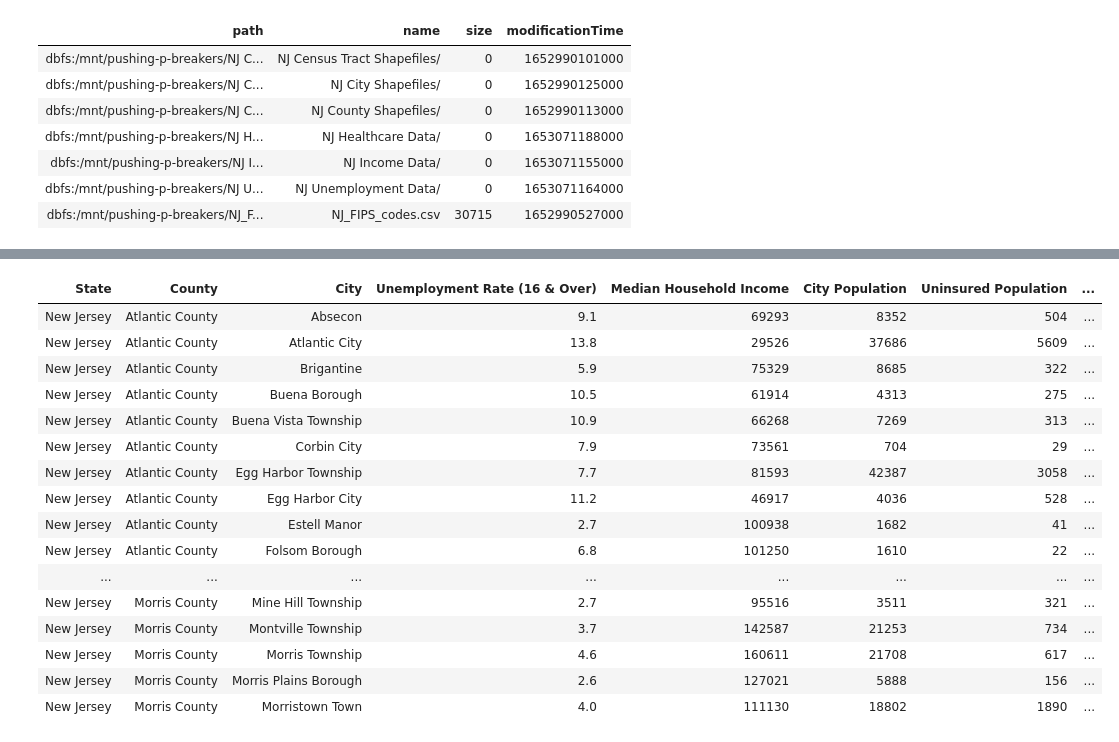
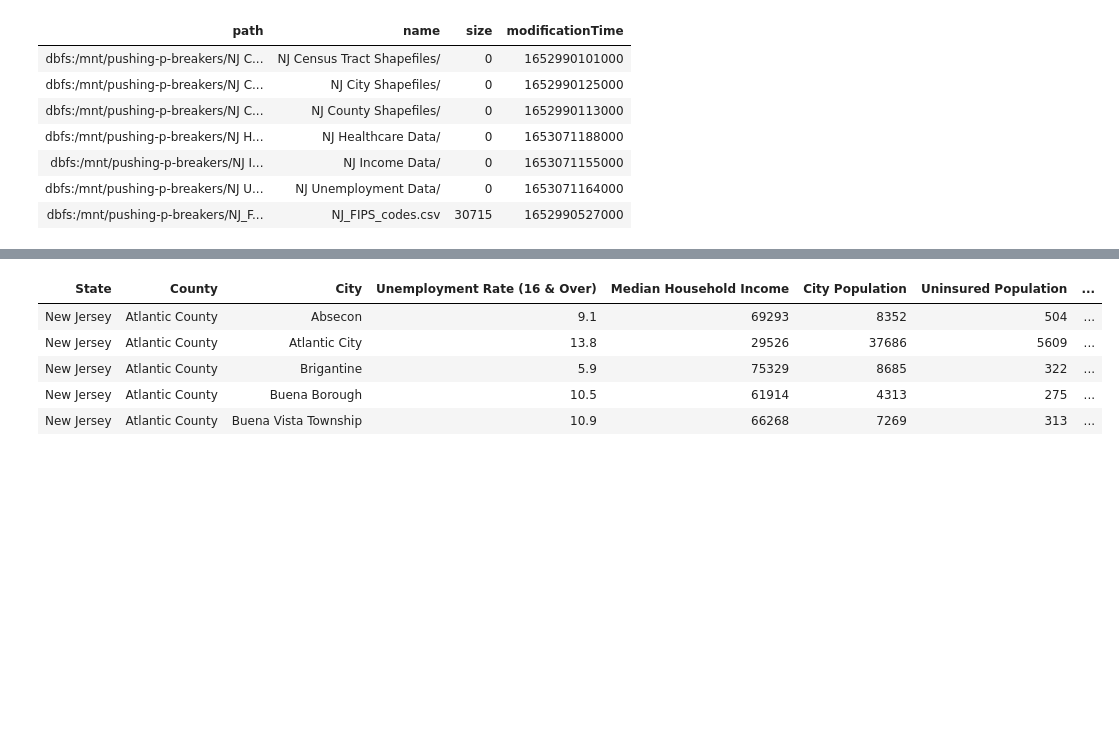
Before and after one commit to Myself1214/Pushing-P-Breakers, a Jupyter notebook: Code/Capstone_Project_ETL.ipynb, the cells around one changed output, grey strips where cells are left out. Cells and saved outputs as stored; diff of their text form; code cells hidden in the pictures; blank space fills up the shorter version.

```diff
--- a/Code/Capstone_Project_ETL.ipynb
+++ b/Code/Capstone_Project_ETL.ipynb
@@ -462,28 +395,17 @@ Showing the first 1000 rows.
 # %%
 # Create City_info Dataframe by merging based on State, County, and City Columns
 
 merge1 = Unemployment_cities.join(Income_cities, ['State', 'County', 'City'], 'inner')
 City_info = merge1.join(Uninsured_cities, ['State', 'County', 'City'], 'inner')
 
-display(City_info)
+display(City_info.limit(5))
 # %% [output]
 | State | County | City | Unemployment Rate (16 & Over) | Median Household Income | City Population | Uninsured Population | ... |
 | New Jersey | Atlantic County | Absecon | 9.1 | 69293 | 8352 | 504 | ... |
 | New Jersey | Atlantic County | Atlantic City | 13.8 | 29526 | 37686 | 5609 | ... |
 | New Jersey | Atlantic County | Brigantine | 5.9 | 75329 | 8685 | 322 | ... |
 | New Jersey | Atlantic County | Buena Borough | 10.5 | 61914 | 4313 | 275 | ... |
 | New Jersey | Atlantic County | Buena Vista Township | 10.9 | 66268 | 7269 | 313 | ... |
-| New Jersey | Atlantic County | Corbin City | 7.9 | 73561 | 704 | 29 | ... |
-| New Jersey | Atlantic County | Egg Harbor Township | 7.7 | 81593 | 42387 | 3058 | ... |
-| New Jersey | Atlantic County | Egg Harbor City | 11.2 | 46917 | 4036 | 528 | ... |
-| New Jersey | Atlantic County | Estell Manor | 2.7 | 100938 | 1682 | 41 | ... |
-| New Jersey | Atlantic County | Folsom Borough | 6.8 | 101250 | 1610 | 22 | ... |
-| ... | ... | ... | ... | ... | ... | ... | ... |
-| New Jersey | Morris County | Mine Hill Township | 2.7 | 95516 | 3511 | 321 | ... |
-| New Jersey | Morris County | Montville Township | 3.7 | 142587 | 21253 | 734 | ... |
-| New Jersey | Morris County | Morris Township | 4.6 | 160611 | 21708 | 617 | ... |
-| New Jersey | Morris County | Morris Plains Borough | 2.6 | 127021 | 5888 | 156 | ... |
-| New Jersey | Morris County | Morristown Town | 4.0 | 111130 | 18802 | 1890 | ... |
 # %%
 import pandas as pd
 import geopandas as gpd
```
Also changed, not shown: parts of 7 cells of this notebook, 2 other files.
